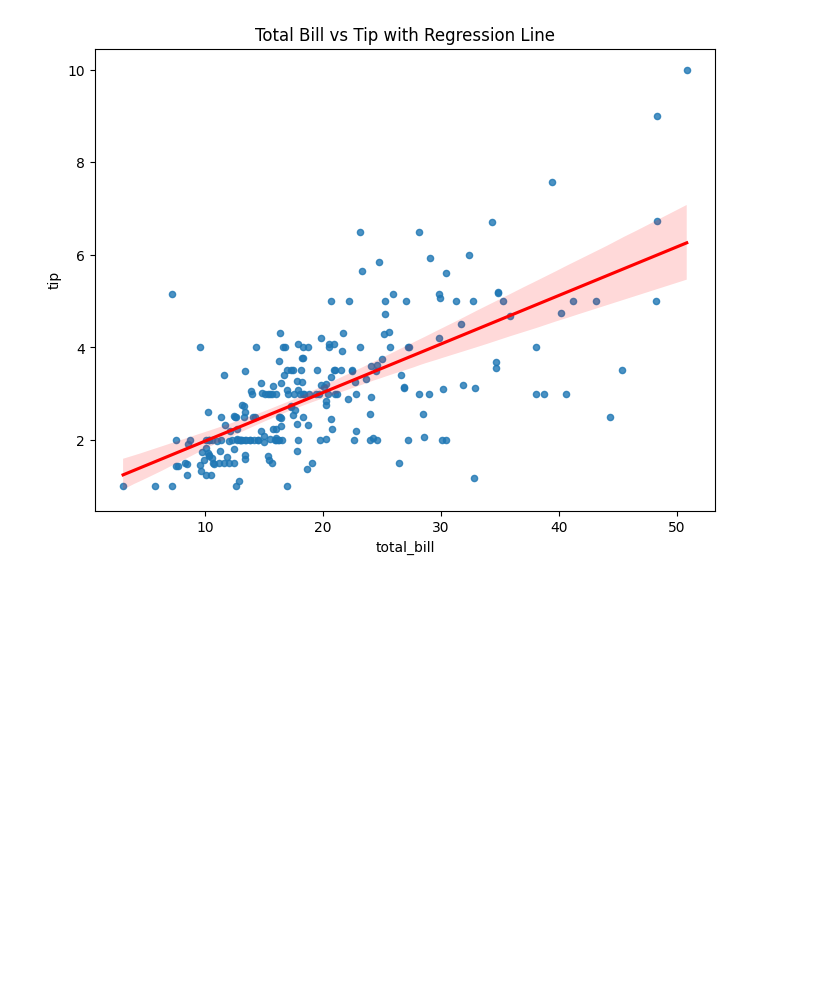
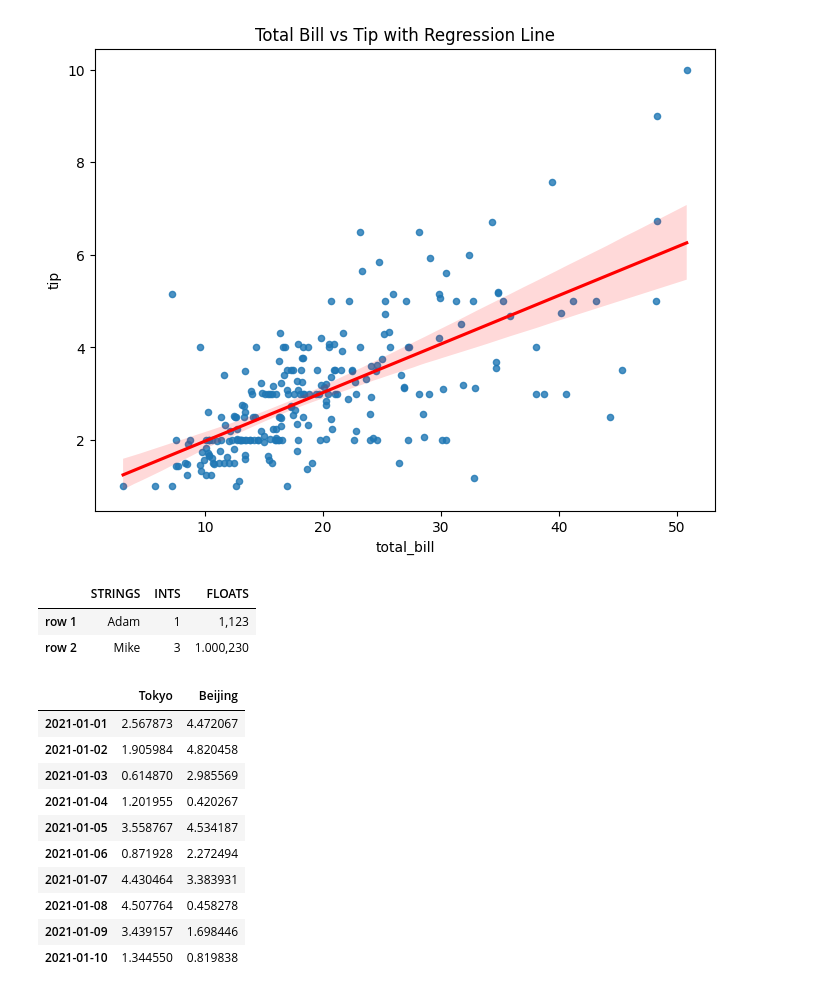
Before and after one commit to Scarlettsky0218/Scarlett-MSBA601, a Jupyter notebook: MSBA 601 Fund Tech for Bus Analytics/scarlett/Week9/1_advanced_data_analysis_and_visualization.ipynb, the cells around one changed output. Saved outputs shown, nothing was run; the diff lists cells and outputs as text; code cells hidden in the pictures; blank space fills up the shorter version.

```diff
--- a/MSBA 601 Fund Tech for Bus Analytics/scarlett/Week9/1_advanced_data_analysis_and_visualization.ipynb
+++ b/MSBA 601 Fund Tech for Bus Analytics/scarlett/Week9/1_advanced_data_analysis_and_visualization.ipynb
@@ -301,3 +301,53 @@ Excel report generated successfully.
 [figure]
 [figure]
 [figure]
+# %%
+import pandas as pd
+import numpy as np
+import matplotlib as mpl
+
+df = pd.DataFrame({
+    "strings": ["Adam", "Mike"],
+    "ints": [1, 3],
+    "floats": [1.123, 1000.23]
+})
+df.style \
+  .format(precision=3, thousands=".", decimal=",") \
+  .format_index(str.upper, axis=1) \
+  .relabel_index(["row 1", "row 2"], axis=0)
+# %% [output]
+|  | STRINGS | INTS | FLOATS |
+| row 1 | Adam | 1 | 1,123 |
+| row 2 | Mike | 3 | 1.000,230 |
+# %%
+weather_df = pd.DataFrame(np.random.rand(10,2)*5,
+                          index=pd.date_range(start="2021-01-01", periods=10),
+                          columns=["Tokyo", "Beijing"])
+
+def rain_condition(v):
+    if v < 1.75:
+        return "Dry"
+    elif v < 2.75:
+        return "Rain"
+    return "Heavy Rain"
+
+def make_pretty(styler):
+    styler.set_caption("Weather Conditions")
+    styler.format(rain_condition)
+    styler.format_index(lambda v: v.strftime("%A"))
+    styler.background_gradient(axis=None, vmin=1, vmax=5, cmap="YlGnBu")
+    return styler
+
+weather_df
+# %% [output]
+|  | Tokyo | Beijing |
+| 2021-01-01 | 2.567873 | 4.472067 |
+| 2021-01-02 | 1.905984 | 4.820458 |
+| 2021-01-03 | 0.614870 | 2.985569 |
+| 2021-01-04 | 1.201955 | 0.420267 |
+| 2021-01-05 | 3.558767 | 4.534187 |
+| 2021-01-06 | 0.871928 | 2.272494 |
+| 2021-01-07 | 4.430464 | 3.383931 |
+| 2021-01-08 | 4.507764 | 0.458278 |
+| 2021-01-09 | 3.439157 | 1.698446 |
+| 2021-01-10 | 1.344550 | 0.819838 |
```
Also changed, not shown: parts of 1 cell of this notebook, 2 other files.
